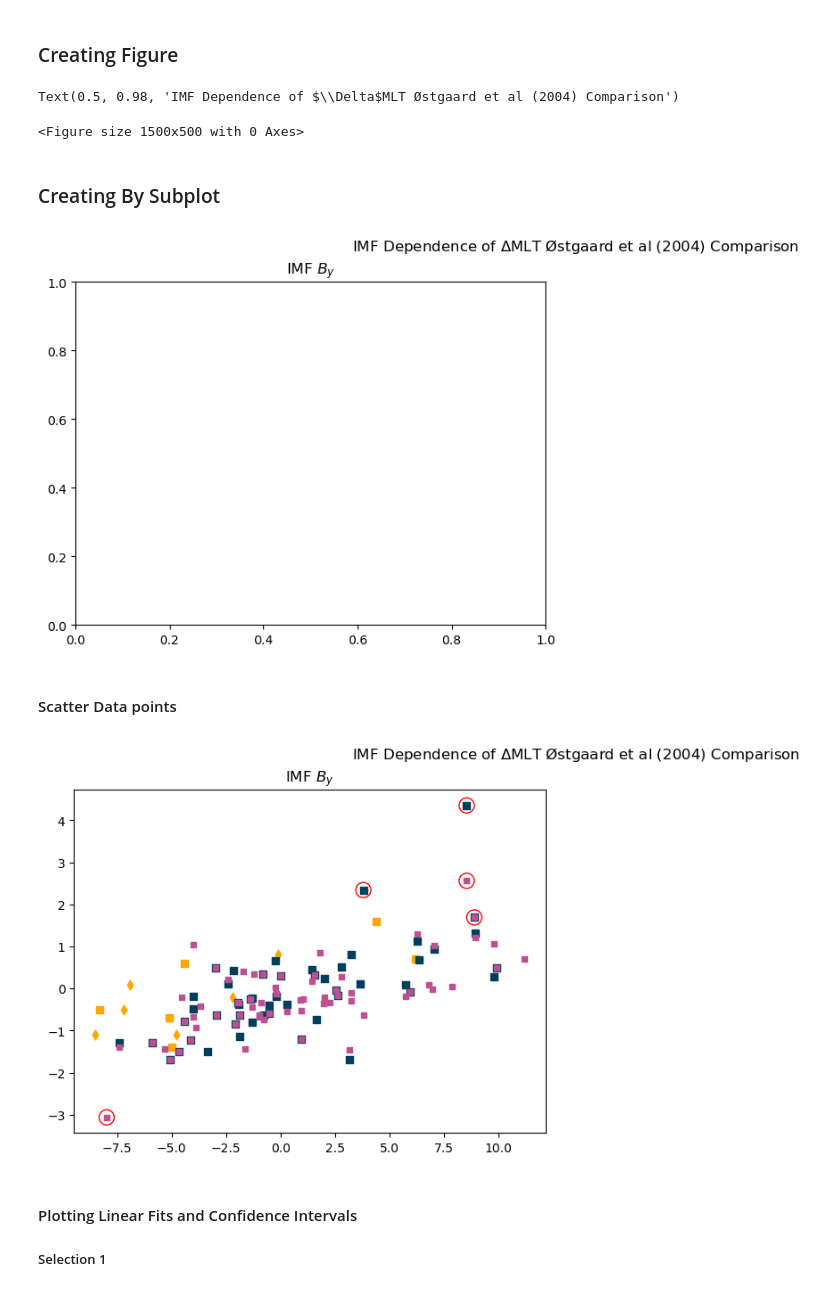
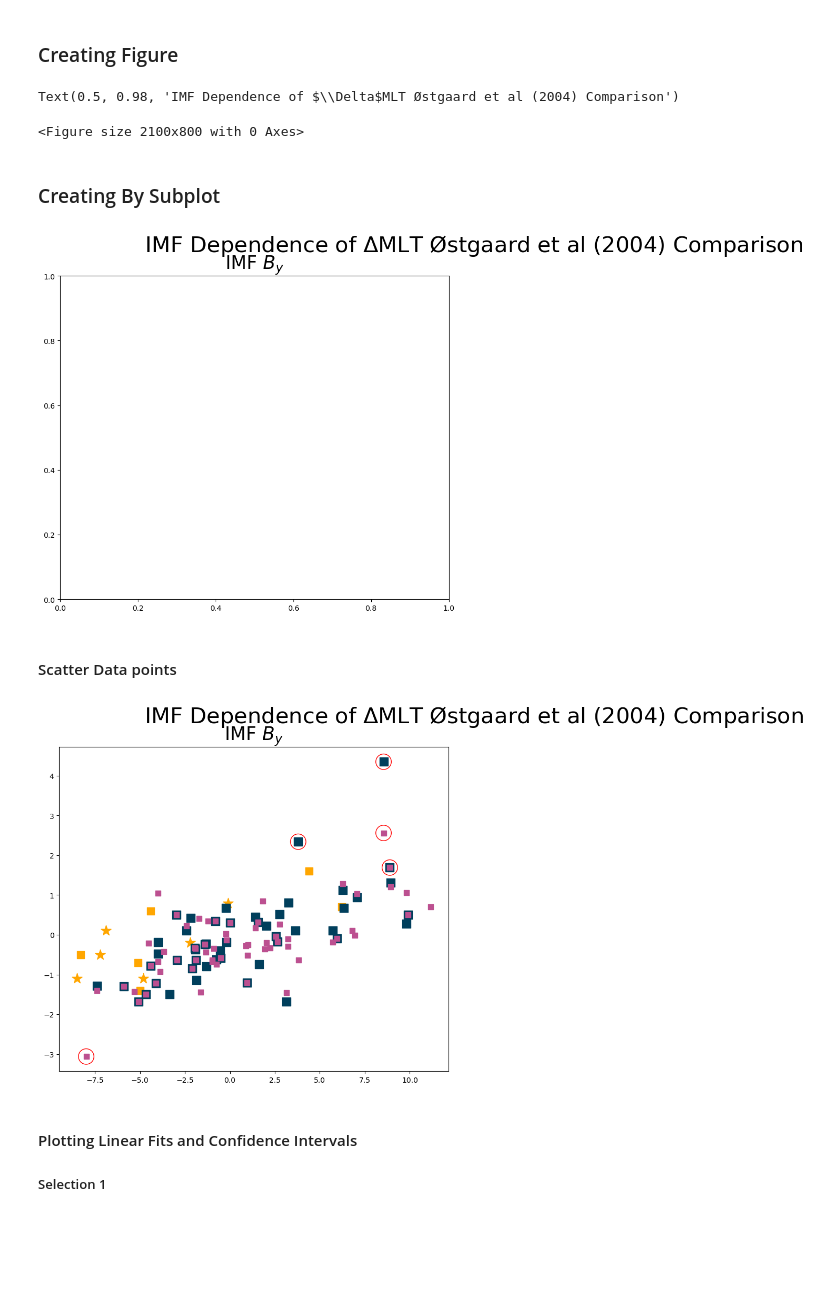
Before and after one commit to 08walkersj/Substorm_Onset_Conjugate_Displacement, a Jupyter notebook: Paper_Figures/Figure5_Comparison.ipynb, the cells around one changed output. Cells and saved outputs as stored; diff of their text form; code cells hidden in the pictures; blank space fills up the shorter version.

```diff
--- a/Paper_Figures/Figure5_Comparison.ipynb
+++ b/Paper_Figures/Figure5_Comparison.ipynb
@@ -116,19 +116,19 @@ ylim= (-ylim, ylim)
 # %% [markdown]
 ### Creating Figure
 # %%
-fig= plt.figure( figsize=(15, 5))
-fig.suptitle('IMF Dependence of $\Delta$MLT Østgaard et al (2004) Comparison')
+fig= plt.figure(figsize=(21, 8))
+fig.suptitle('IMF Dependence of $\Delta$MLT Østgaard et al (2004) Comparison', size=30)
 # %% [output]
 Text(0.5, 0.98, 'IMF Dependence of $\\Delta$MLT Østgaard et al (2004) Comparison')
-<Figure size 1500x500 with 0 Axes>
+<Figure size 2100x800 with 0 Axes>
 # %% [markdown]
 ### Creating By Subplot
 # %%
 ax= fig.add_subplot(121)
-ax.set_title('IMF $B_y$')
+ax.set_title('IMF $B_y$', size=25)
 fig
 # %% [output]
-[figure, old version]
+[figure, new version]
 # %% [markdown]
 #### Scatter Data points
 # %%
@@ -139,11 +139,11 @@ ax.scatter(Sel1.BY_GSM_Mean, Sel1.DMLT, label='Onsets Selection 1', marker='s',
 ax.scatter(Sel2.BY_GSM_Mean, Sel2.DMLT, label='Onsets Selection 2', marker='s', color=colors[1], s=s*1.5, zorder=101)
 ind= Østgaard.Type=='Onset                      '
 ax.scatter(Østgaard[ind].IMFByACE, Østgaard[ind].DMLT, label='Onsets Østgaard et al (2004)', marker='s', color=colors[2], s=s*3, zorder=80)
-ax.scatter(Østgaard[~ind].IMFByACE, Østgaard[~ind].DMLT, label='Auroral Features Østgaard et al (2004)', marker='d', color=colors[2], s=s*3, zorder=80)
+ax.scatter(Østgaard[~ind].IMFByACE, Østgaard[~ind].DMLT, label='Auroral Features Østgaard et al (2004)', marker='*', color=colors[2], s=s*7, zorder=80)
 
 fig
 # %% [output]
-[figure, old version]
+[figure, new version]
 # %% [markdown]
 #### Plotting Linear Fits and Confidence Intervals
 ##### Selection 1
```
Also changed, not shown: parts of 17 cells of this notebook.
